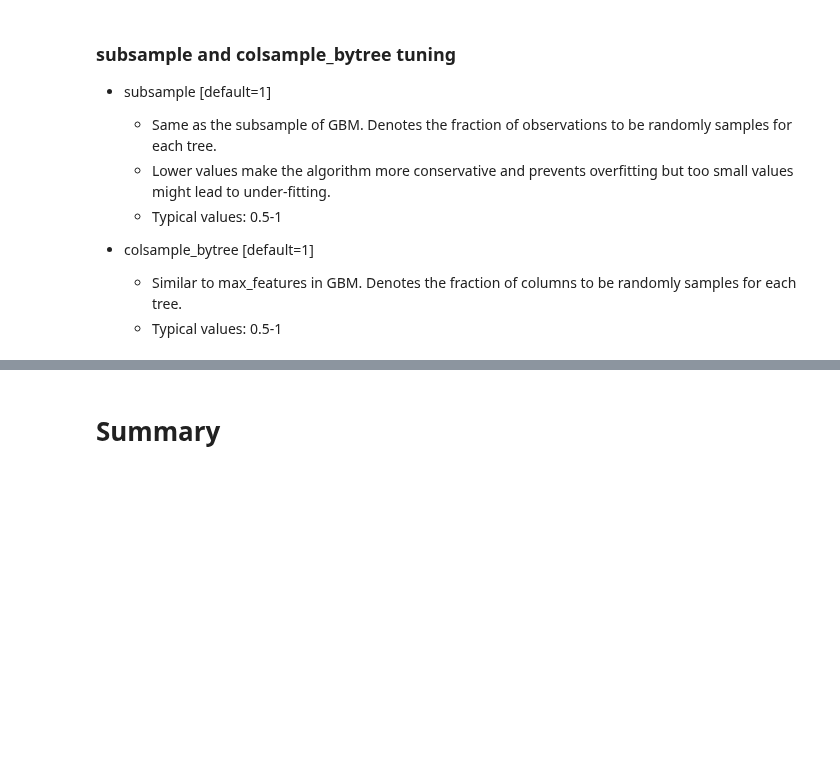
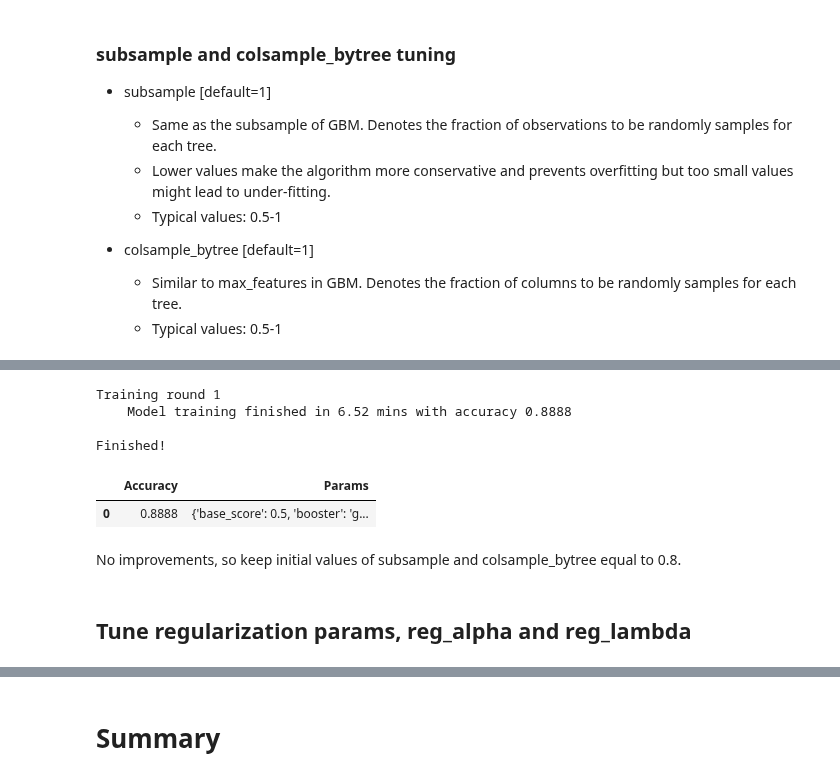
Before and after one commit to nrasch/Portfolio, a Jupyter notebook: Machine-Learning/Python/04-Classic-Datasets/Model-XGB-1.1.ipynb, the cells around one changed output, grey strips where cells are left out. Drawn from its saved outputs; the diff is of its cells as text; code cells hidden in the pictures; blank space fills up the shorter version.

```diff
--- a/Machine-Learning/Python/04-Classic-Datasets/Model-XGB-1.1.ipynb
+++ b/Machine-Learning/Python/04-Classic-Datasets/Model-XGB-1.1.ipynb
@@ -1334,0 +1319,35 @@ Training round 2
+# %%
+resultsDF = pd.DataFrame(columns = ['Accuracy', 'Params'])
+counter = 1
+
+for subsample in [1]:
+    for colsample_bytree in [1]:
+        if (subsample == .8) and (colsample_bytree == .8):
+            continue
+        print("Training round", counter)
+        xgb1 = getXGBModelv3()
+        xgb1.set_params(subsample = subsample, colsample_bytree = colsample_bytree)
+        acc = evalXGB(xgb1, False)
+
+        resultsDF.loc[len(resultsDF)] = list([
+            acc,
+            xgb1.get_params()
+        ])
+
+        counter += 1
+
+print("\nFinished!")
+
+pd.set_option('display.max_colwidth', -1)
+resultsDF.sort_values(by = ['Accuracy'], ascending = [False]).head()
+# %% [output]
+Training round 1
+    Model training finished in 6.52 mins with accuracy 0.8888
+
+Finished!
+|  | Accuracy | Params |
+| 0 | 0.8888 | {'base_score': 0.5, 'booster': 'g... |
+# %% [markdown]
+No improvements, so keep initial values of  subsample and colsample_bytree equal to 0.8.
+# %% [markdown]
+## Tune regularization params, reg_alpha and reg_lambda
```
Also changed, not shown: parts of 33 cells of this notebook.
